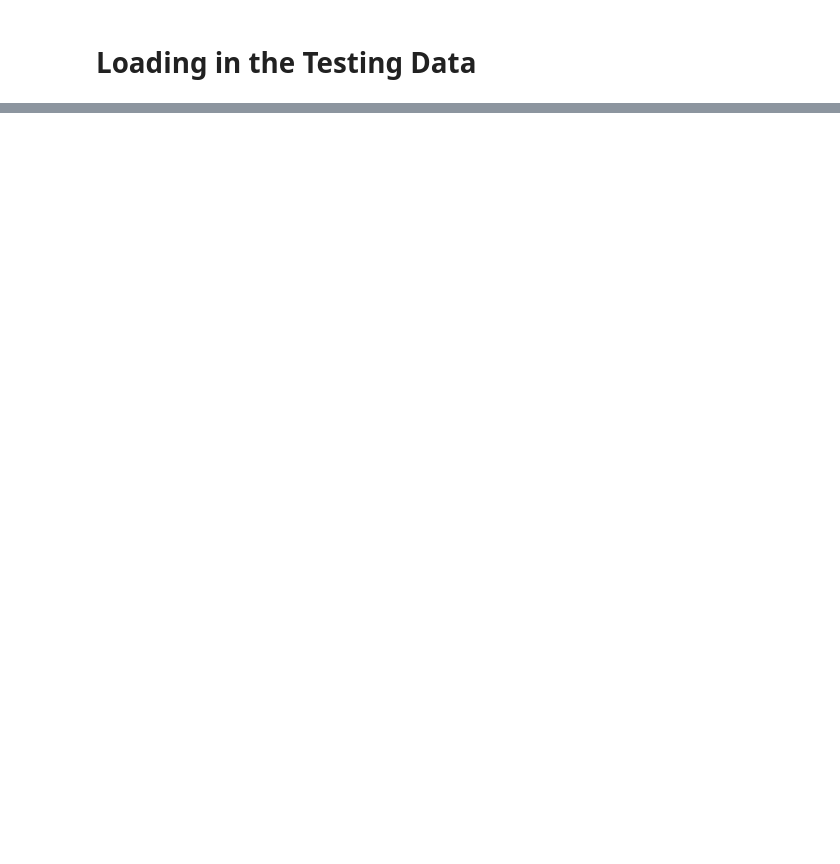
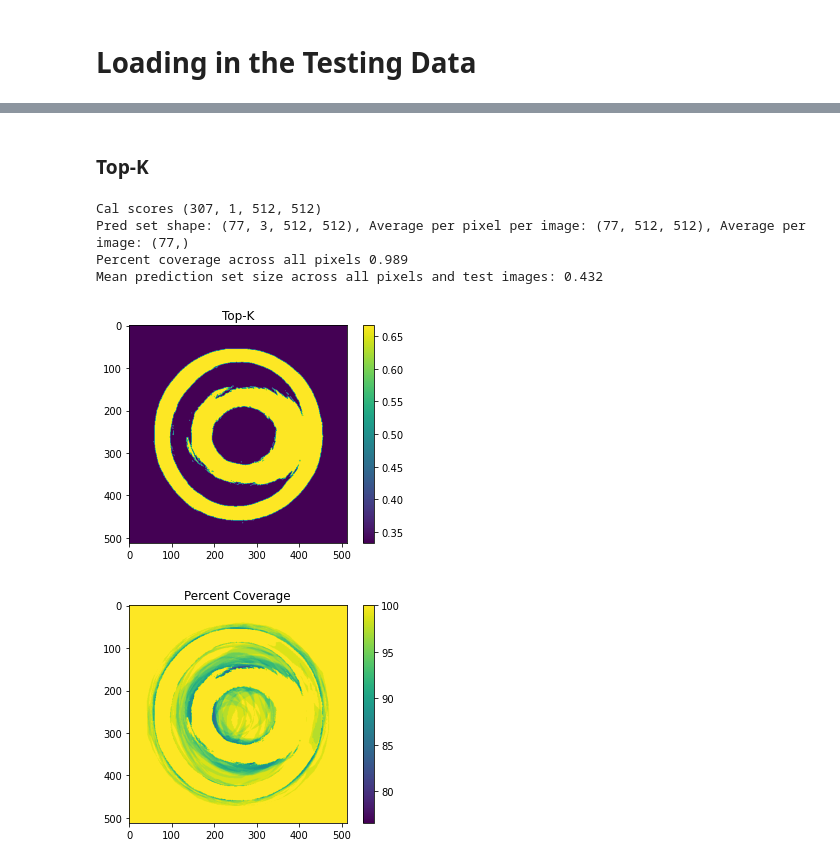
Before and after one commit to ClarkQTIM/Conformal_Uncertainty_Quantification, a Jupyter notebook: Scott_Segmentation_CUQ.ipynb, the cells around one changed output, grey strips where cells are left out. Drawn from its saved outputs; the diff is of its cells as text; code cells hidden in the pictures; blank space fills up the shorter version.

Commit message:
Scott's Seg Model

```diff
--- a/Scott_Segmentation_CUQ.ipynb
+++ b/Scott_Segmentation_CUQ.ipynb
@@ -176,0 +785,6 @@ preprocessor = MaskFormerImageProcessor(ignore_index=0, reduce_labels=False, do_
+# %%
+# Probs and Labels
+
+# Creation
+y_cal, cal_probs = create_labels_probs(cal_dataloader, model, device, 50)
+y_test, test_probs = create_labels_probs(test_dataloader, model, device, 50)
@@ -176,0 +856,28 @@ preprocessor = MaskFormerImageProcessor(ignore_index=0, reduce_labels=False, do_
+# %% [markdown]
+### Top-K
+# %%
+# Prediction sets
+
+cal_scores_topk, cal_pi_topk = get_calibration_scores_topk(y_cal, cal_probs)
+prediction_sets_topk, average_per_pixel_per_image_topk, average_per_image_topk, qhat_topk, pct_coverages_topk = cuq_seg_pred_set_topk(cal_scores_topk, 0.1, test_probs, y_test)
+
+print(f'Pred set shape: {prediction_sets_topk.shape}, Average per pixel per image: {average_per_pixel_per_image_topk.shape}, Average per image: {average_per_image_topk.shape}')
+print(f'Percent coverage across all pixels {np.round(pct_coverages_topk.mean(), 3)}')
+print(f'Mean prediction set size across all pixels and test images: {np.round(average_per_image_topk.mean(), 3)}')
+
+plt.imshow(average_per_pixel_per_image_topk[0])
+plt.title('Top-K')
+plt.colorbar()
+plt.show()
+
+plt.imshow(100*pct_coverages_topk)
+plt.title('Percent Coverage')
+plt.colorbar()
+plt.show()
+# %% [output]
+Cal scores (307, 1, 512, 512)
+Pred set shape: (77, 3, 512, 512), Average per pixel per image: (77, 512, 512), Average per image: (77,)
+Percent coverage across all pixels 0.989
+Mean prediction set size across all pixels and test images: 0.432
+[figure, added]
+[figure, added]
```
Also changed, not shown: parts of 29 cells of this notebook, 2 other files.
